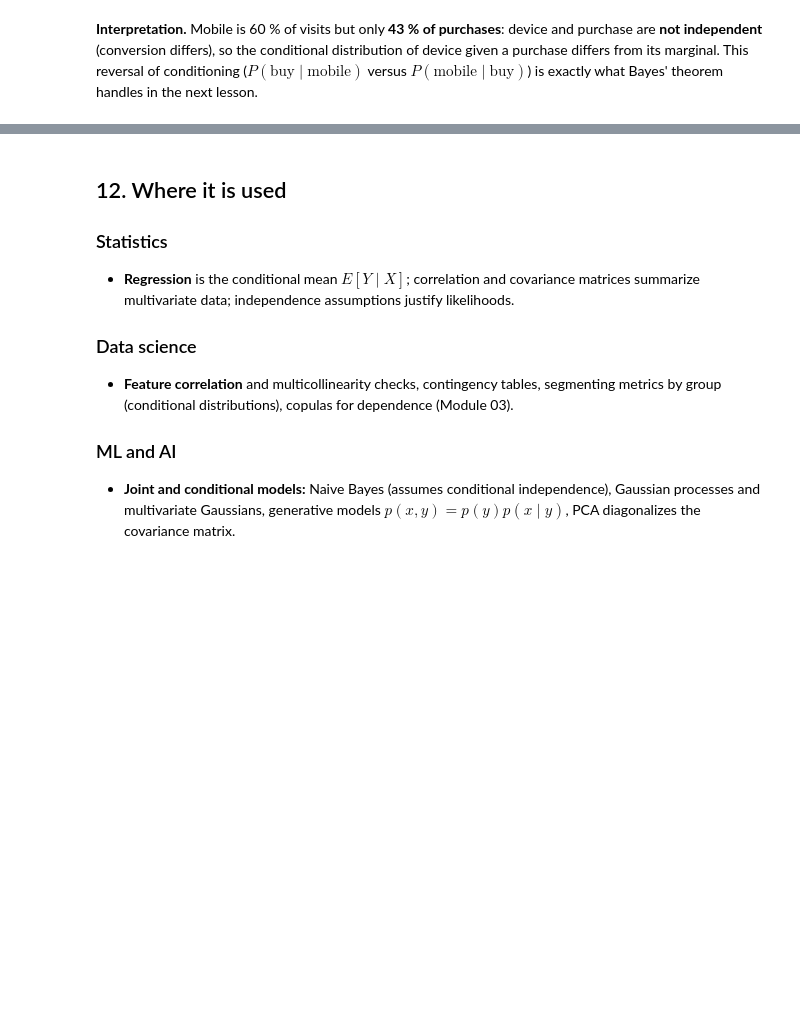
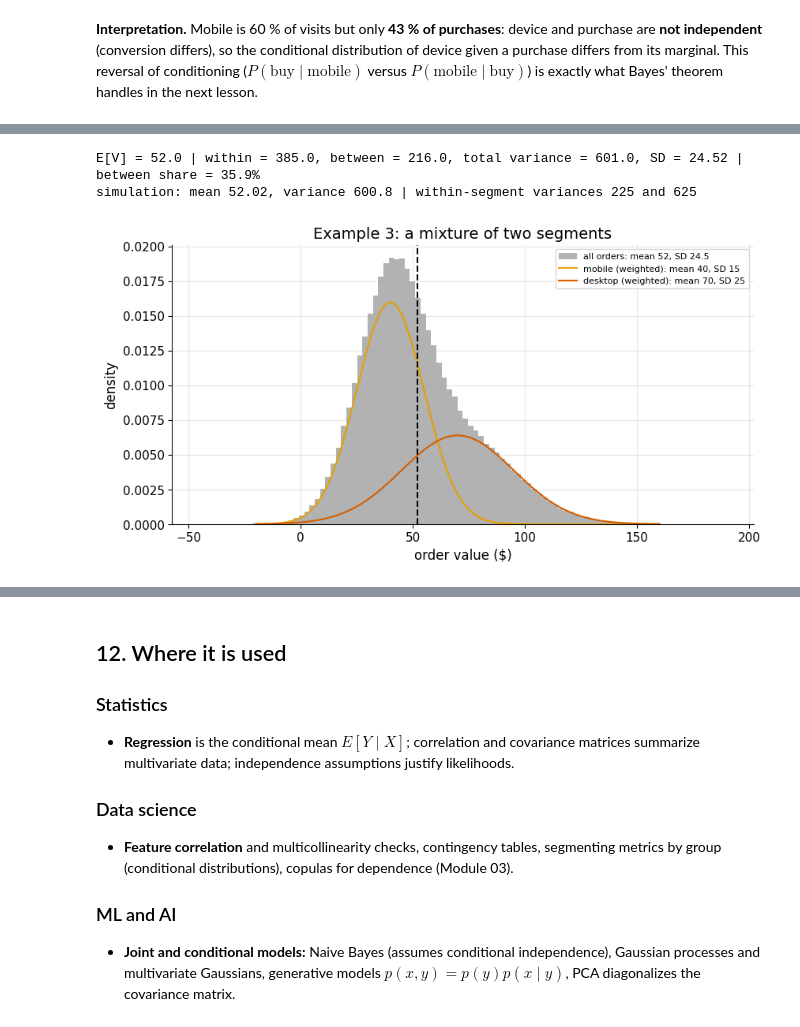
Before and after one commit to AhmedMostafaAttiaaa/distributions-irl, a Jupyter notebook: module_00_foundations/notebooks/00_03_joint_conditional.ipynb, the cells around one changed output, grey strips where cells are left out. Cells and saved outputs as stored; diff of their text form; code cells hidden in the pictures; blank space fills up the shorter version.

Commit message:
module 00 lesson 03: deepen the notebook (plain-words cell, examples 2 and 3, more exercises)

```diff
--- a/module_00_foundations/notebooks/00_03_joint_conditional.ipynb
+++ b/module_00_foundations/notebooks/00_03_joint_conditional.ipynb
@@ -364,0 +445,16 @@ simulation: P(buy) = 0.0280, P(mobile | buy) = 0.4281
+# %%
+share = np.array([0.6, 0.4]); mu_s = np.array([40.0, 70.0]); sd_s = np.array([15.0, 25.0])
+e_v = (share * mu_s).sum(); within = (share * sd_s**2).sum(); between = (share * (mu_s - e_v) ** 2).sum(); total = within + between
+print(f"E[V] = {e_v:.1f} | within = {within:.1f}, between = {between:.1f}, total variance = {total:.1f}, SD = {np.sqrt(total):.2f} | between share = {between / total:.1%}")
+g = np.random.default_rng(15); seg = g.choice(2, 600_000, p=share); val = g.normal(mu_s[seg], sd_s[seg])
+print(f"simulation: mean {val.mean():.2f}, variance {val.var():.1f} | within-segment variances {val[seg == 0].var():.0f} and {val[seg == 1].var():.0f}")
+assert np.isclose(e_v, 52) and np.isclose(total, 601) and abs(val.mean() - 52) < 0.1 and abs(val.var() - 601) < 5
+xs = np.linspace(-20, 160, 400); fig, ax = plt.subplots(figsize=(9.5, 4.6))
+ax.hist(val, bins=100, density=True, color=NEUTRAL, alpha=0.5, label="all orders: mean 52, SD 24.5")
+for k_, (m_, s_, c_) in enumerate(zip(mu_s, sd_s, [SIM, HIGHLIGHT])): ax.plot(xs, share[k_] * stats.norm.pdf(xs, m_, s_), color=c_, label=["mobile", "desktop"][k_] + f" (weighted): mean {m_:.0f}, SD {s_:.0f}")
+ax.axvline(52, color="black", linestyle="--"); ax.set_xlabel("order value ($)"); ax.set_ylabel("density"); ax.set_title("Example 3: a mixture of two segments"); ax.legend(fontsize=8)
+plt.show()
+# %% [output]
+E[V] = 52.0 | within = 385.0, between = 216.0, total variance = 601.0, SD = 24.52 | between share = 35.9%
+simulation: mean 52.02, variance 600.8 | within-segment variances 225 and 625
+[figure, added]
```
Also changed, not shown: parts of 11 cells of this notebook.
